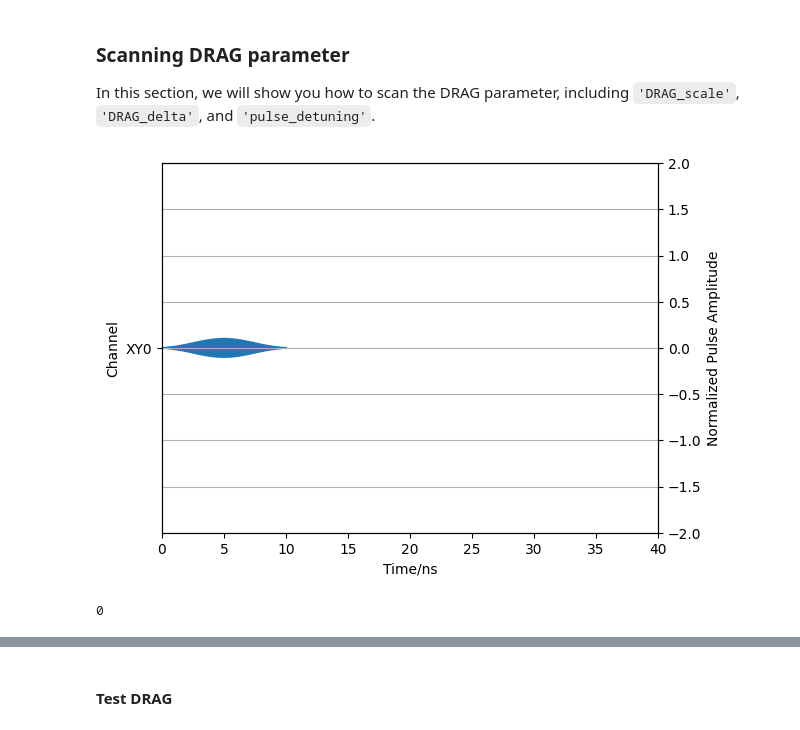
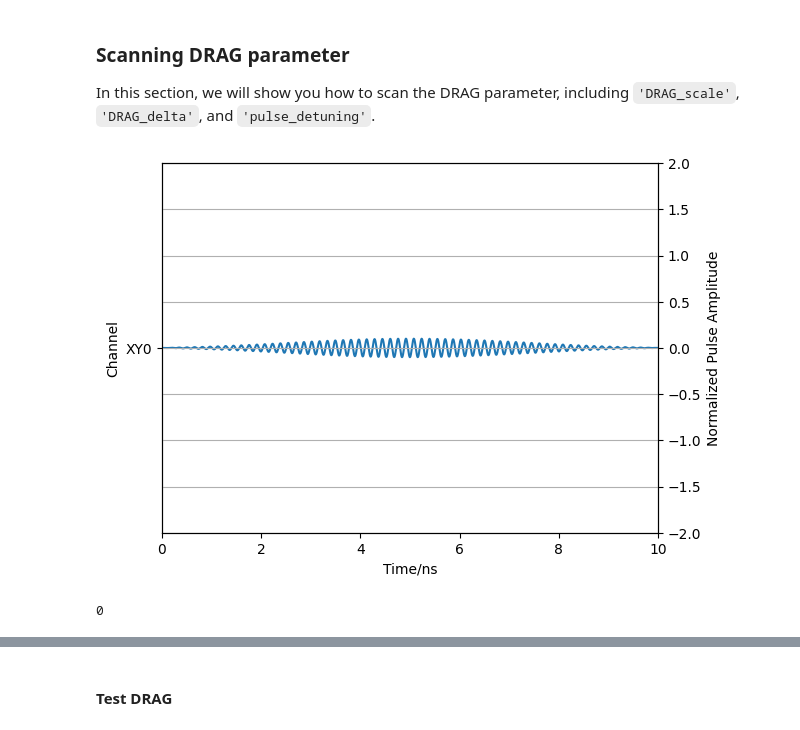
Before and after one commit to RunawayFancy/QuSim, a Jupyter notebook: Tutorial/transmon_tutorial/DRAG.ipynb, the cells around one changed output, grey strips where cells are left out. Cells and saved outputs as stored; diff of their text form; code cells hidden in the pictures.

```diff
--- a/Tutorial/transmon_tutorial/DRAG.ipynb
+++ b/Tutorial/transmon_tutorial/DRAG.ipynb
@@ -178,34 +179,34 @@ gamma_list = None
 # Set up system class
 _system = qs.qubit_system(N, q_dim, w, alpha, r, gamma_list)
 
 state_0, E_0, index_0 = _system.get_eigenstates_energy((0,))
 state_1, E_1, index_1 = _system.get_eigenstates_energy((1,))
 state_2, E_2, index_2 = _system.get_eigenstates_energy((2,))
 
 simulation_option = {
-    "simulation_time": 40, # ns
-    "simulation_step": 10000,
+    "simulation_time": 10, # ns
+    "simulation_step": 100000,
     "initial_state": [qs.ket2dm(state_0)] # Do multiple simulation
 }
 pulse_sequence = [
     {
         'pulse_index': 1,
         'type': "XY",
         'pulse_shape': "cosine",
         't_delay': 0, # unit in ns
         't_width': 10, # unit in ns
         't_plateau': 0, # unit in ns
         'freq': 6.3, # Carrier frequency, unit in GHz;
         'phase': 0, # Carrier phase, unit in rad
         'amplitude': 0.1, # XY: Rabi freq; Z: biased frequency
         'q_index': 0, # 0, 1, 2 ...
         'DRAG_scale': 1, # DRAG scale, ranges in [0,1]
         'DRAG_delta': -0.2766917293, # DRAG detuning \Delta
         'pulse_detuning': 0.0037593985 # Pulse detuning correction, unit in GHz
     }
 ]
 
 pl.plot_pulse_sequence(pulse_sequence, simulation_option)
 # %% [output]
-[figure, old version]
+[figure, new version]
 0
```
Also changed, not shown: parts of 5 cells of this notebook, 28 other files.
